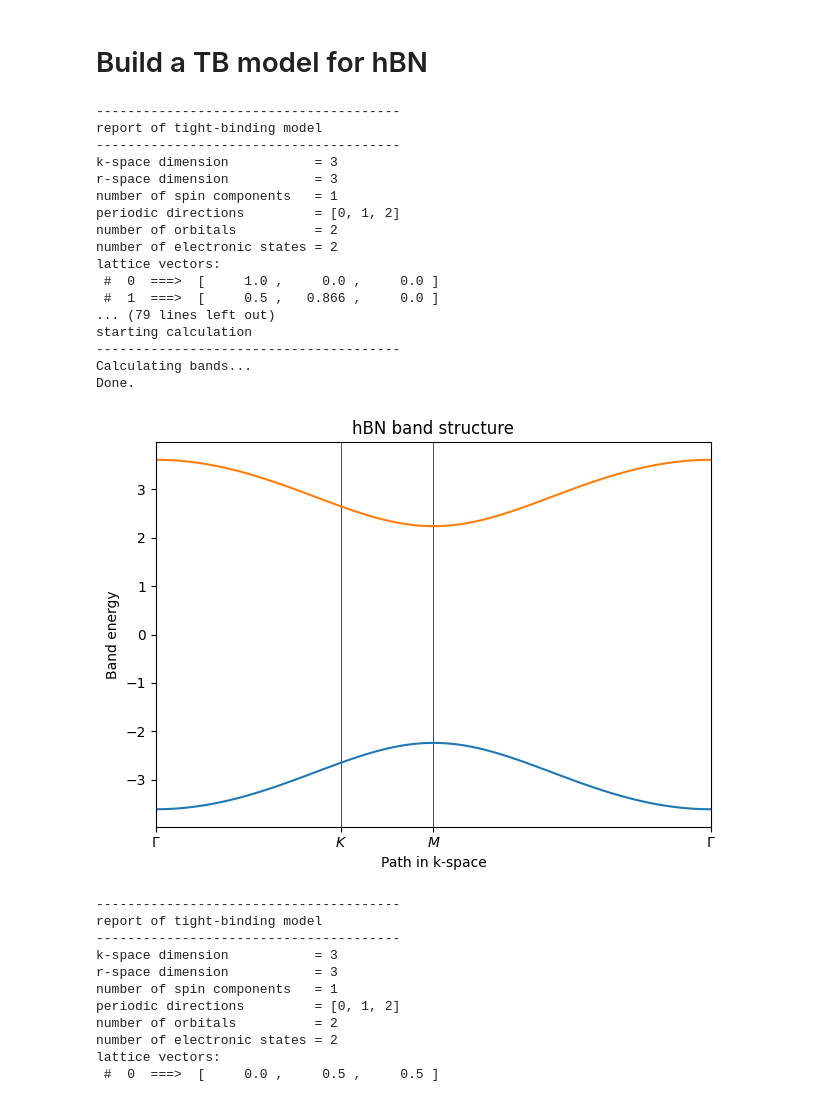
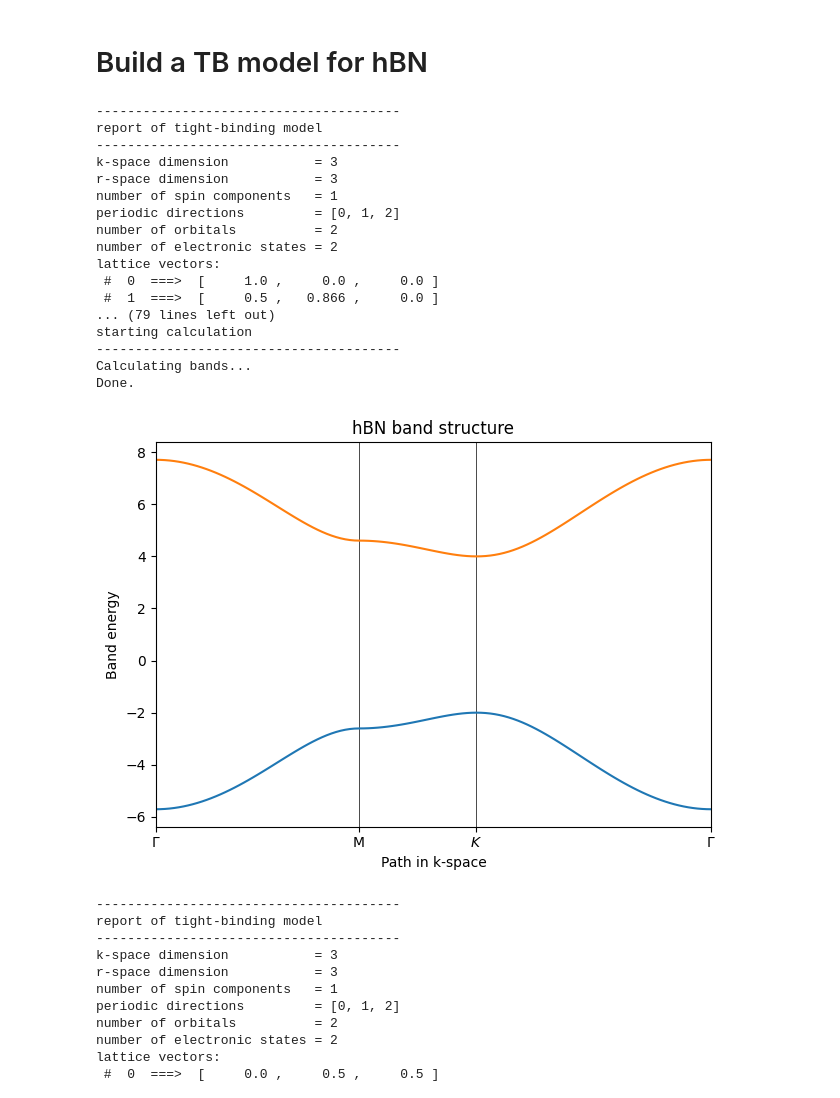
Before and after one commit to rreho/yambopy, a Jupyter notebook: wann_tests/2bands_model.ipynb, the cells around one changed output. Drawn from its saved outputs; the diff is of its cells as text; code cells hidden in the pictures.

```diff
--- a/wann_tests/2bands_model.ipynb
+++ b/wann_tests/2bands_model.ipynb
@@ -48,10 +48,10 @@ my_model=tb_model(3,3,lat,orb)
 
 # set model parameters
 delta=2.0
-t=1.0
+t=2.0
 
 # set on-site energies
-my_model.set_onsite([-delta,delta])
+my_model.set_onsite([-delta,2*delta])
 # set hoppings (one for each connected pair of orbitals)
 # (amplitude, i, j, [lattice vector to cell containing j])
 my_model.set_hop(t, 0, 1, [ 0, 0, 0])
@@ -63,9 +63,9 @@ my_model.display()
 
 # generate list of k-points following a segmented path in the BZ
 # list of nodes (high-symmetry points) that will be connected
-path=[[0.,0.,0.0],[1./3.,1./3.,0.0],[.5,.5,0.0],[0.,0.,0.0]]
+path=[[0.,0.,0.0],[.5,.5,0.0],[2/3,1/3,0.0],[0.,0.,0.0]]
 # labels of the nodes
-label=(r'$\Gamma $',r'$K$', r'$M$', r'$\Gamma $')
+label=(r'$\Gamma $',r'M', r'$K$', r'$\Gamma $')
 # total number of interpolated k-points along the path
 nk=121
 
@@ -104,35 +104,35 @@ for n in range(len(k_node)):
 ax.set_title("hBN band structure")
 ax.set_xlabel("Path in k-space")
 ax.set_ylabel("Band energy")
 
 # plot first and second band
 ax.plot(k_dist,evals[0])
 ax.plot(k_dist,evals[1])
-
+# ax.plot(k_dist, evals[1]-evals[0], c='red')
 # make an PDF figure of a plot
 fig.tight_layout()
 #fig.savefig("graphene.pdf")
 
 print('Done.\n')
 # %% [output]
 ---------------------------------------
 report of tight-binding model
 ---------------------------------------
 k-space dimension           = 3
 r-space dimension           = 3
 number of spin components   = 1
 periodic directions         = [0, 1, 2]
 number of orbitals          = 2
 number of electronic states = 2
 lattice vectors:
  #  0  ===>  [     1.0 ,     0.0 ,     0.0 ]
  #  1  ===>  [     0.5 ,   0.866 ,     0.0 ]
 ... (79 lines left out)
 starting calculation
 ---------------------------------------
 Calculating bands...
 Done.
-[figure, old version]
+[figure, new version]
 # %%
 #!/usr/bin/env python
 
```
Also changed, not shown: parts of 22 cells of this notebook, 2 other files.
